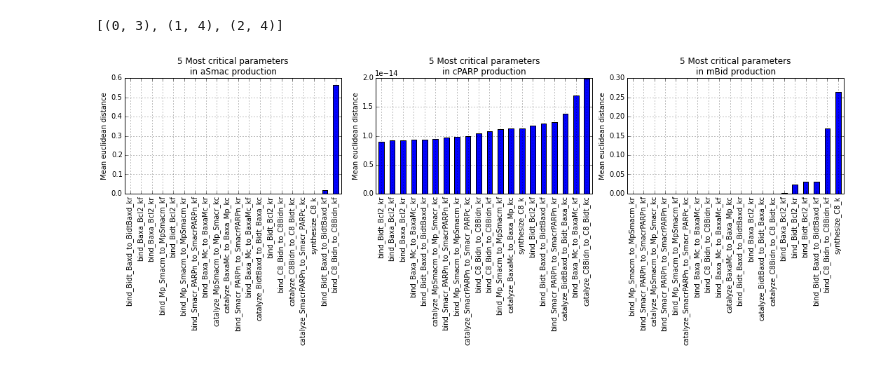
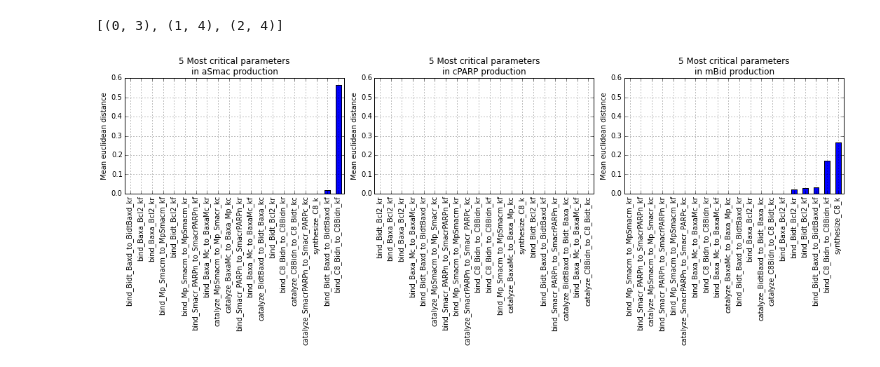
Before and after one commit to ortega2247/qsb, a Jupyter notebook: qsb_sensitivity.ipynb, the cells around one changed output. Drawn from its saved outputs; the diff is of its cells as text; code cells hidden in the pictures.

Commit message:
Graphs finished

```diff
--- a/qsb_sensitivity.ipynb
+++ b/qsb_sensitivity.ipynb
@@ -175,14 +175,12 @@ maxes_table = pd.DataFrame.from_dict(maxes)
 # %%
 fig = plt.figure(figsize=(15,6))
 for number,output in enumerate(['mBid','aSmac','cPARP']):
     top_10 = maxes_table.sort(output,ascending=False).iloc[:5].index.values
-#     print("The most critical parameters for {} production are:".format(output))
-#     for x in top_10:
-#         print x
-#     print '\n'
     ax = fig.add_subplot(1,3,number)
-    maxes_table.sort(output)[output].plot(kind='bar',title="5 Most critical parameters\nin {} production".format(output),axes=ax)
+    maxes_table.sort(output).iloc[:][output].plot(kind='bar',title="5 Most critical parameters\nin {} production".format(output),axes=ax)
     ax.set_ylabel("Mean euclidean distance")
+    ax.set_ylim(0,0.6)
 fig.tight_layout()
+# plt.savefig('qsb_sensitivity/critical_params
 # %% [output]
-[figure, old version]
+[figure, new version]
```
Also changed, not shown: parts of 1 cell of this notebook.
